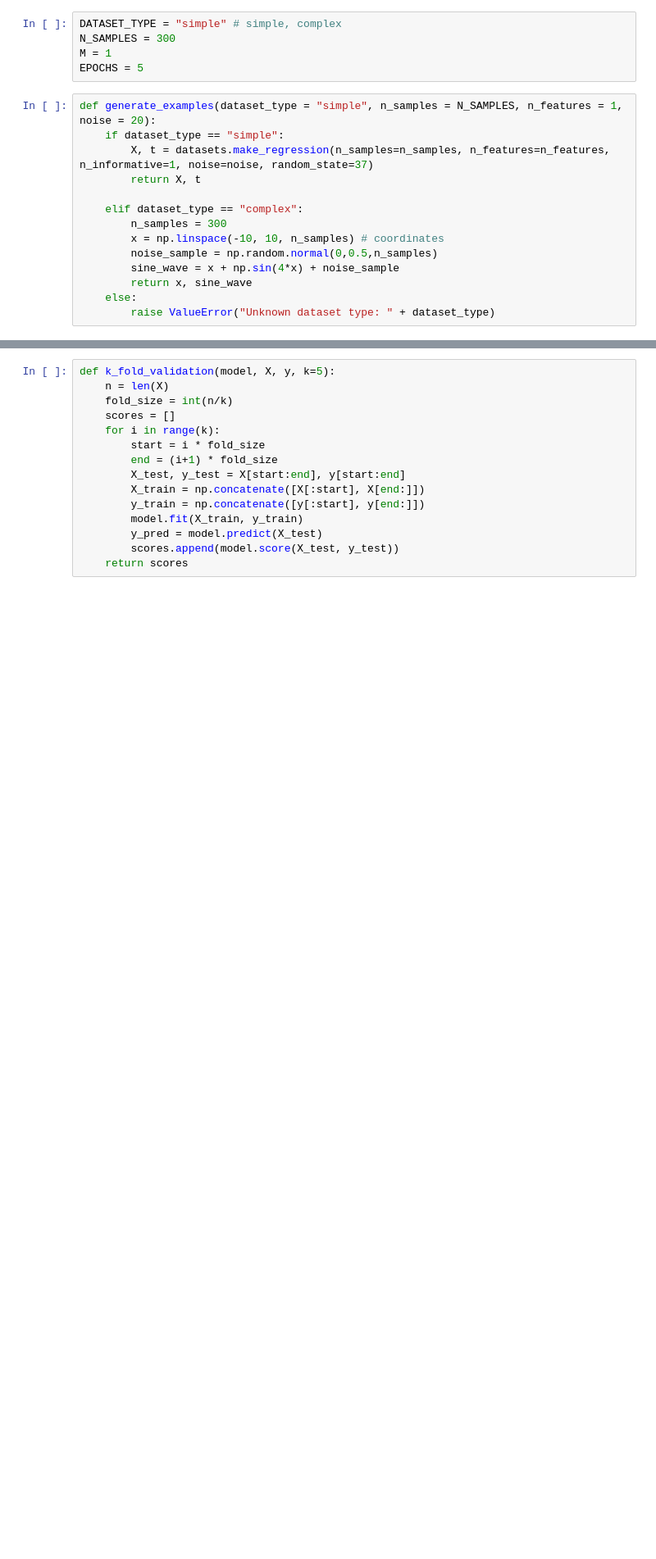
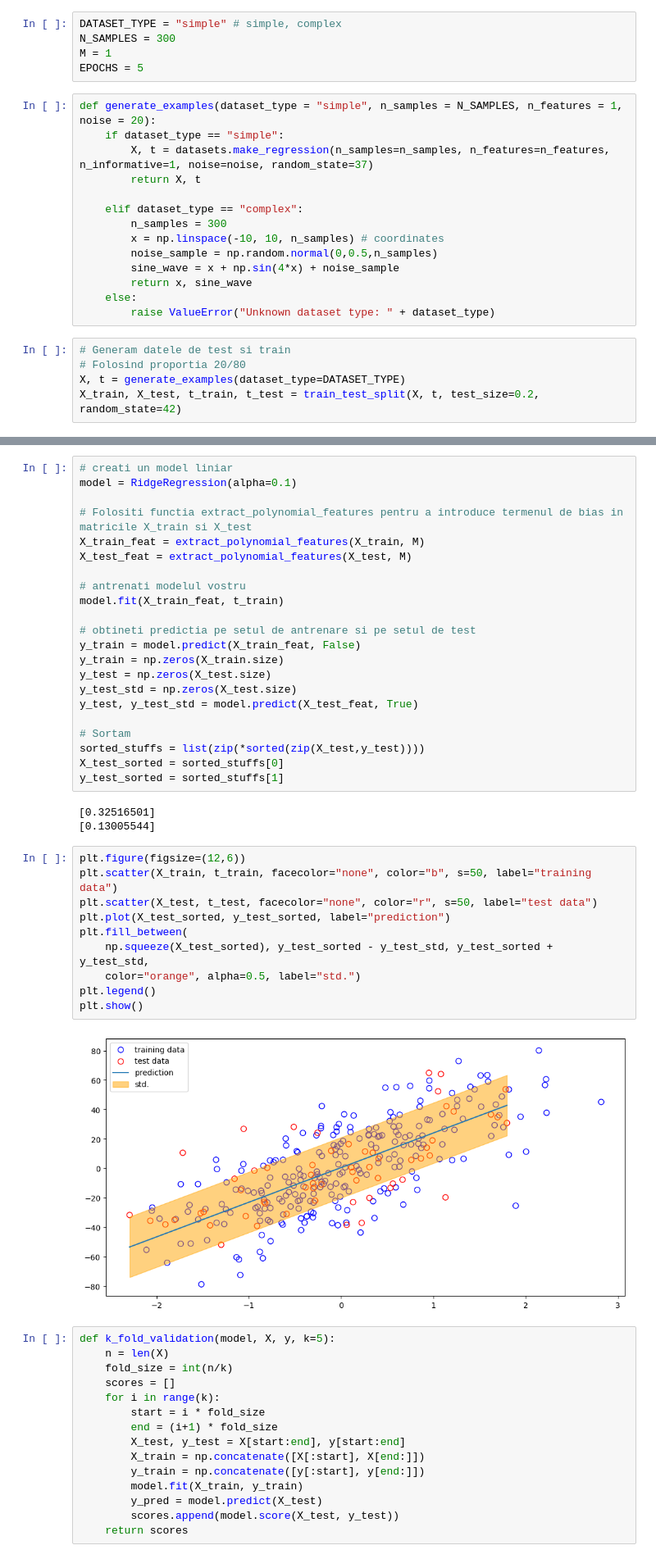
Before and after one commit to iandreileo/homework-ai-linear-regression, a Jupyter notebook: main_EX2.ipynb, the cells around one changed output, grey strips where cells are left out. Shown: that part at 82% size. Cells and saved outputs as stored; diff of their text form; blank space fills up the shorter version.

```diff
--- a/main_EX2.ipynb
+++ b/main_EX2.ipynb
@@ -23,3 +23,8 @@ def generate_examples(dataset_type = "simple", n_samples = N_SAMPLES, n_features
         return x, sine_wave
     else:
         raise ValueError("Unknown dataset type: " + dataset_type)
+# %%
+# Generam datele de test si train
+# Folosind proportia 20/80
+X, t = generate_examples(dataset_type=DATASET_TYPE)
+X_train, X_test, t_train, t_test = train_test_split(X, t, test_size=0.2, random_state=42)
@@ -40,3 +80,40 @@ class RidgeRegression:
+# %%
+# creati un model liniar
+model = RidgeRegression(alpha=0.1)
+
+# Folositi functia extract_polynomial_features pentru a introduce termenul de bias in matricile X_train si X_test
+X_train_feat = extract_polynomial_features(X_train, M)
+X_test_feat = extract_polynomial_features(X_test, M)
+
+# antrenati modelul vostru
+model.fit(X_train_feat, t_train)
+
+# obtineti predictia pe setul de antrenare si pe setul de test
+y_train = model.predict(X_train_feat, False)
+y_train = np.zeros(X_train.size)
+y_test = np.zeros(X_test.size)
+y_test_std = np.zeros(X_test.size)
+y_test, y_test_std = model.predict(X_test_feat, True)
+
+# Sortam
+sorted_stuffs = list(zip(*sorted(zip(X_test,y_test))))
+X_test_sorted = sorted_stuffs[0]
+y_test_sorted = sorted_stuffs[1]
+# %% [output]
+[0.32516501]
+[0.13005544]
+# %%
+plt.figure(figsize=(12,6))
+plt.scatter(X_train, t_train, facecolor="none", color="b", s=50, label="training data")
+plt.scatter(X_test, t_test, facecolor="none", color="r", s=50, label="test data")
+plt.plot(X_test_sorted, y_test_sorted, label="prediction")
+plt.fill_between(
+    np.squeeze(X_test_sorted), y_test_sorted - y_test_std, y_test_sorted + y_test_std,
+    color="orange", alpha=0.5, label="std.")
+plt.legend()
+plt.show()
+# %% [output]
+[figure, added]
 # %%
 def k_fold_validation(model, X, y, k=5):
     n = len(X)
```
Also changed, not shown: parts of 2 cells of this notebook, 1 other file.
